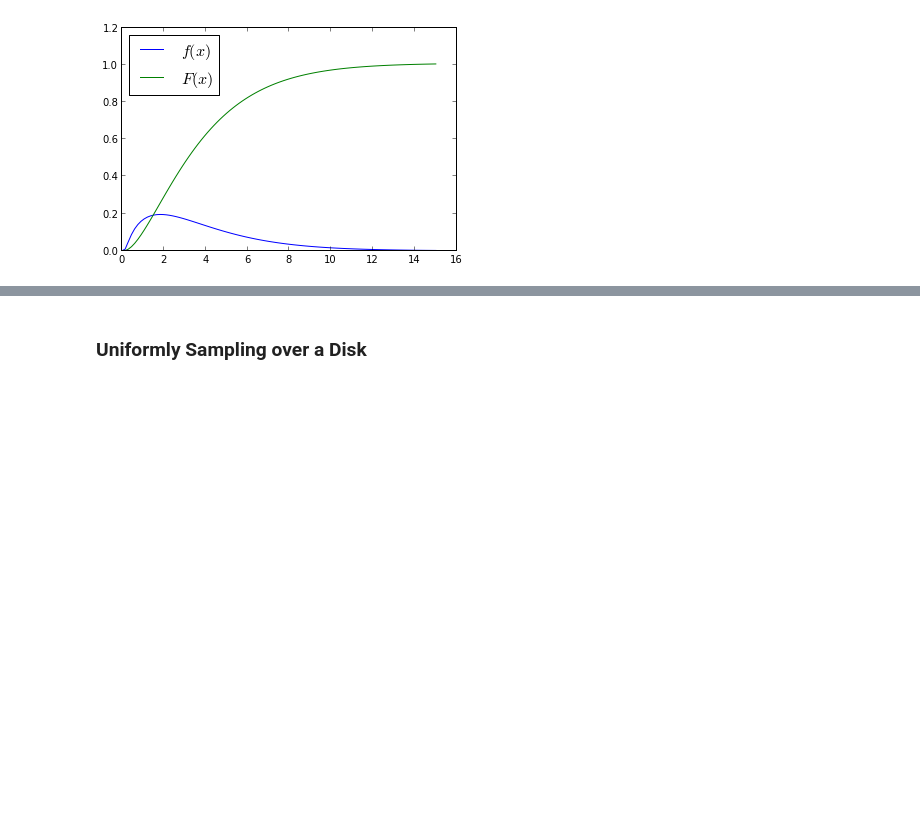
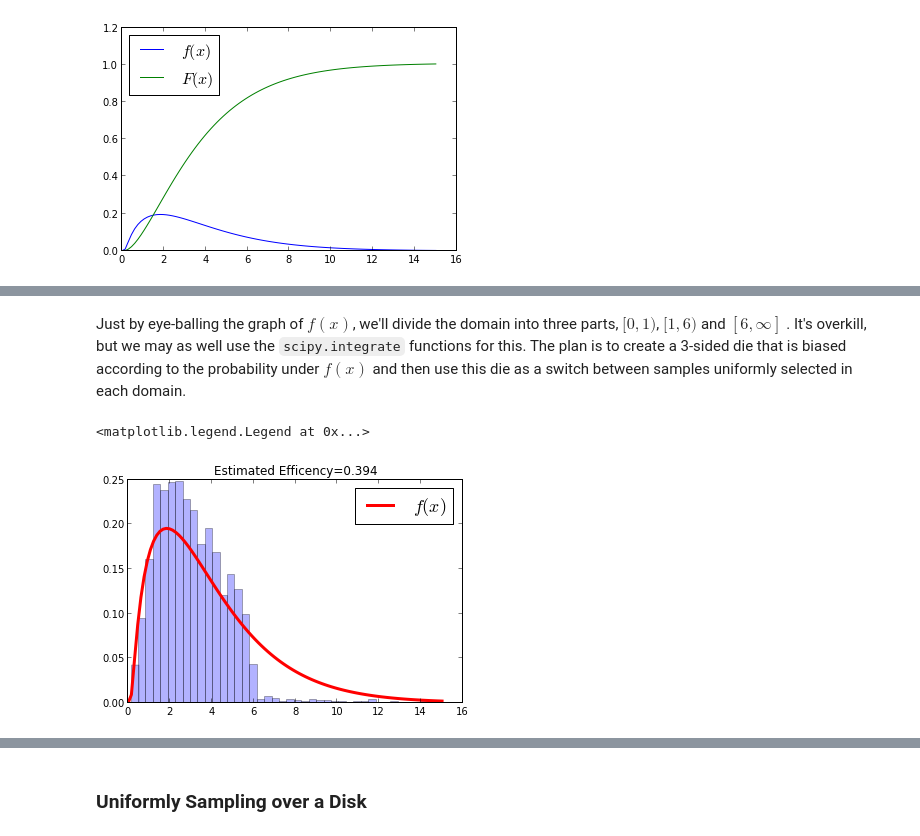
Before and after one commit to unpingco/Pig-in-the-Python, a Jupyter notebook: Sampling_Monte_Carlo.ipynb, the cells around one changed output, grey strips where cells are left out. Drawn from its saved outputs; the diff is of its cells as text; code cells hidden in the pictures; blank space fills up the shorter version.

```diff
--- a/Sampling_Monte_Carlo.ipynb
+++ b/Sampling_Monte_Carlo.ipynb
@@ -172,0 +183,2 @@ Conceptually, there's nothing wrong with this result. The problem is the efficie
+# %% [markdown]
+Just by eye-balling the graph of $f(x)$, we'll divide the domain into three parts, $[0,1)$, $[1,6)$ and $[6,\infty]$ . It's overkill, but we may as well use the `scipy.integrate` functions for this. The plan is to create a 3-sided die that is biased according to the probability under $f(x)$ and then use this die as a switch between samples uniformly selected in each domain.
@@ -173,3 +206,17 @@ Conceptually, there's nothing wrong with this result. The problem is the efficie
+# %%
+M=.3
+u1 = sample_die(10000)
+u2 = rand(10000)
+idx=where(u2<=f(u1)/M)[0]
+v = u1[idx]
+fig,ax=subplots()
+ax.hist(v,normed=1,bins=40,alpha=.3)
+ax.plot(x,fx,'r',lw=3.,label='$f(x)$')
+ax.set_title('Estimated Efficency=%3.3f'%(len(v)/len(u1)))
+ax.legend(fontsize=18)
+# %% [output]
+<matplotlib.legend.Legend at 0x...>
+[figure, added]
 # %%
 fig,ax=subplots()
 ax.plot(u1,u2,'.',label='rejected',alpha=.3)
```
Also changed, not shown: parts of 10 cells of this notebook.
